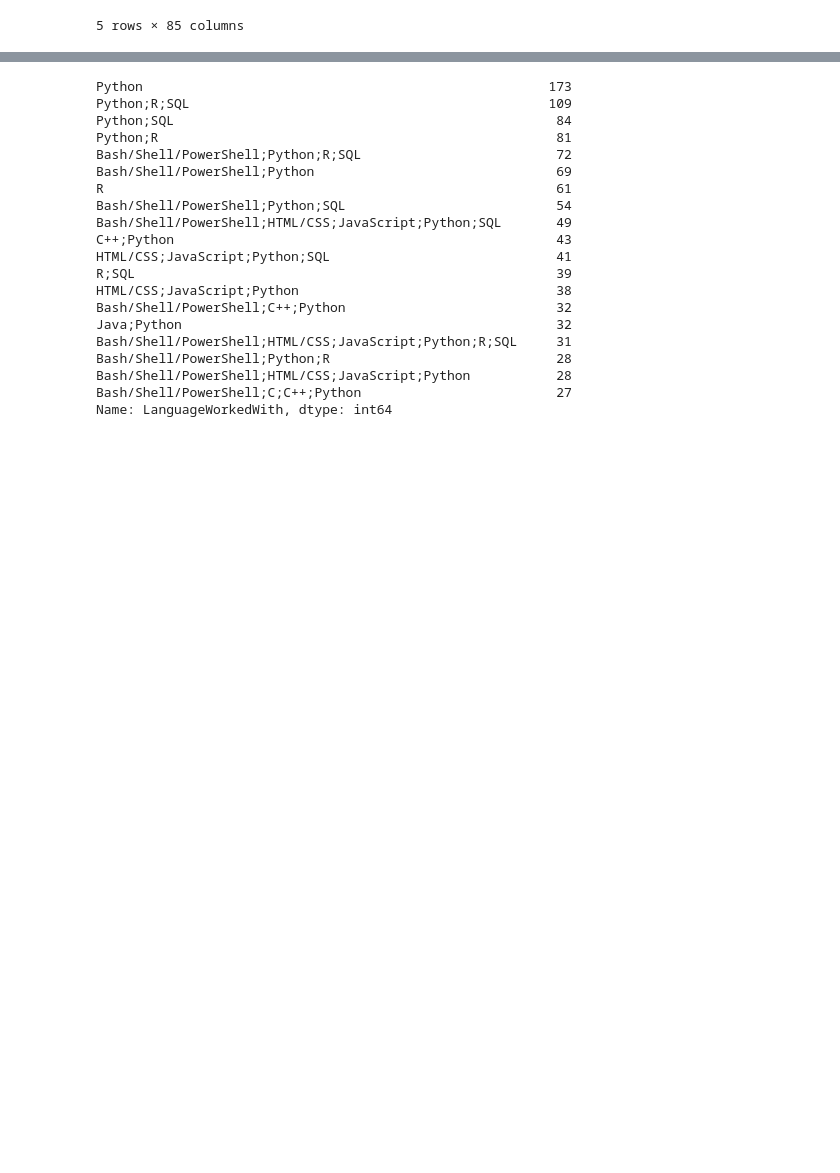
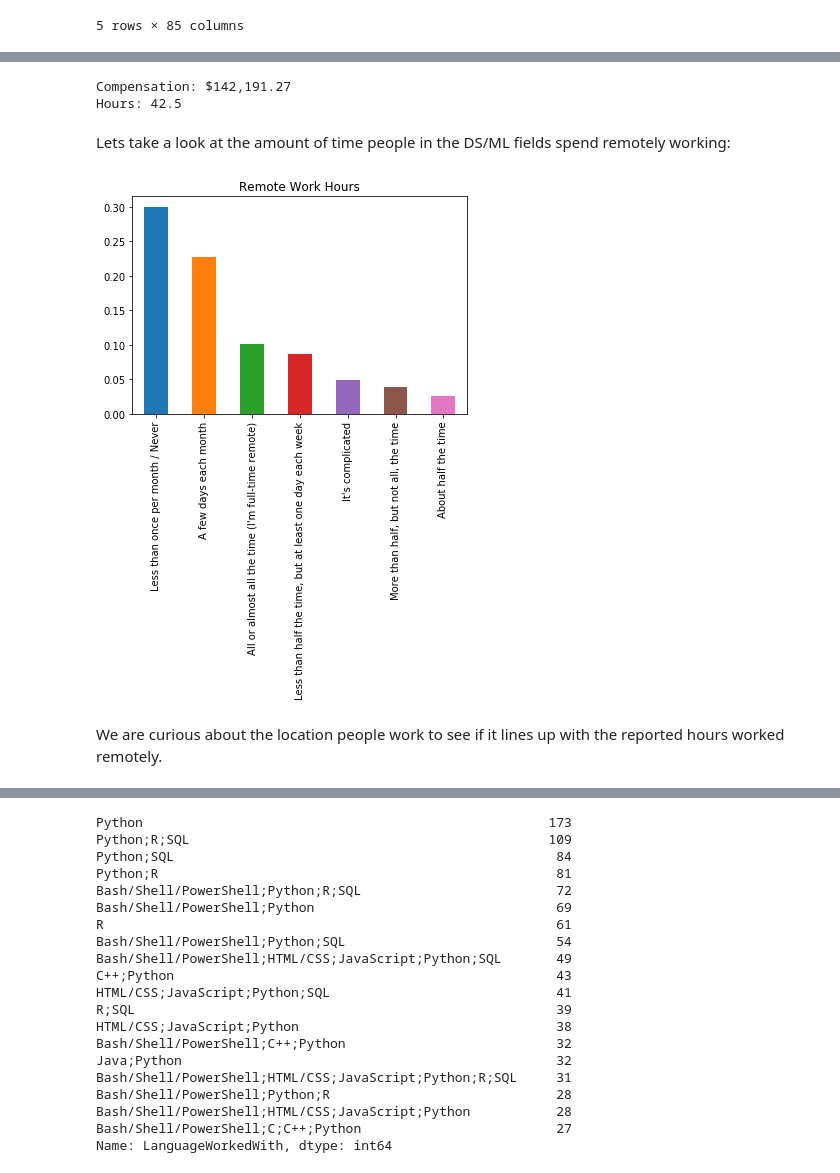
Before and after one commit to lilleboe/stackoverflow_research, a Jupyter notebook: research.ipynb, the cells around one changed output, grey strips where cells are left out. Saved outputs shown, nothing was run; the diff lists cells and outputs as text; code cells hidden in the pictures; blank space fills up the shorter version.

```diff
--- a/research.ipynb
+++ b/research.ipynb
@@ -142,0 +98,19 @@ plt.title("Formal Education");
+# %%
+comp = df.ConvertedComp.mean()
+hours = df.WorkWeekHrs.mean()
+
+print("Compensation: ${:,.2f}\nHours: {}".format(comp, round(hours,1)))
+# %% [output]
+Compensation: $142,191.27
+Hours: 42.5
+# %% [markdown]
+Lets take a look at the amount of time people in the DS/ML fields spend remotely working:
+# %%
+ed_vals = df.WorkRemote.value_counts() #A pandas series of the counts for each WorkRemote status
+
+(ed_vals/df.shape[0]).plot(kind="bar");
+plt.title("Remote Work Hours");
+# %% [output]
+[figure, added]
+# %% [markdown]
+We are curious about the location people work to see if it lines up with the reported hours worked remotely.
```
Also changed, not shown: parts of 51 cells of this notebook, 1 other file.
